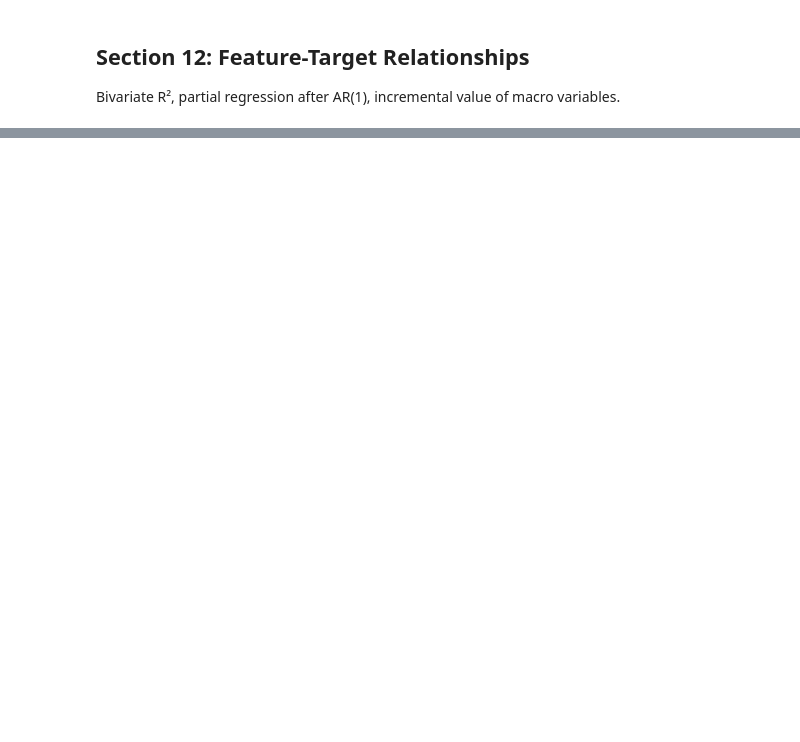
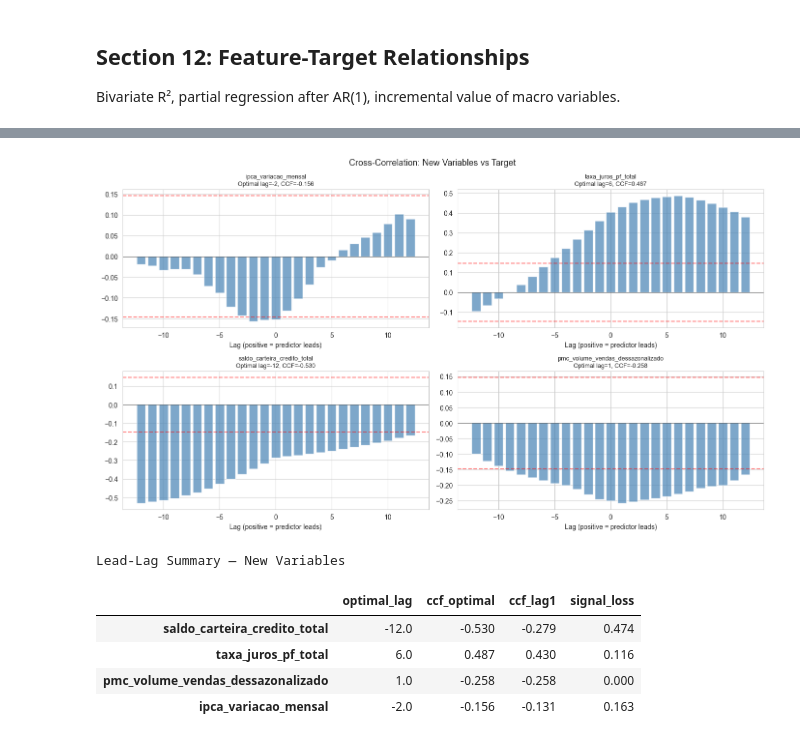
Before and after one commit to BrunoRaphaell/nowcasting, a Jupyter notebook: notebooks/01_eda.ipynb, the cells around one changed output, grey strips where cells are left out. Cells and saved outputs as stored; diff of their text form; code cells hidden in the pictures; blank space fills up the shorter version.

```diff
--- a/notebooks/01_eda.ipynb
+++ b/notebooks/01_eda.ipynb
@@ -872,0 +1212,55 @@ plt.show()
+# %%
+# 14.5 — Cross-correlation (CCF) for new variables
+max_lag = 12
+ccf_new = {}
+
+fig, axes = plt.subplots(2, 2, figsize=(14, 8))
+for ax, col in zip(axes.flat, present):
+    combined = panel[[TARGET_COL, col]].dropna()
+    if len(combined) < 30:
+        ax.set_title(f"{col} — insufficient data")
+        continue
+
+    t = combined[TARGET_COL].values
+    x = combined[col].values
+    lags_range = range(-max_lag, max_lag + 1)
+    ccf_vals = []
+    for lag in lags_range:
+        if lag >= 0:
+            corr = np.corrcoef(t[lag:], x[:len(x) - lag])[0, 1] if lag < len(x) else np.nan
+        else:
+            corr = np.corrcoef(t[:len(t) + lag], x[-lag:])[0, 1] if -lag < len(t) else np.nan
+        ccf_vals.append(corr)
+
+    ax.bar(list(lags_range), ccf_vals, color="steelblue", alpha=0.7)
+    n = len(combined)
+    ax.axhline(1.96 / np.sqrt(n), color="red", linestyle="--", alpha=0.5)
+    ax.axhline(-1.96 / np.sqrt(n), color="red", linestyle="--", alpha=0.5)
+    ax.axhline(0, color="black", linewidth=0.5)
+
+    opt_idx = np.nanargmax(np.abs(ccf_vals))
+    opt_lag = list(lags_range)[opt_idx]
+    opt_ccf = ccf_vals[opt_idx]
+    ccf_lag1 = ccf_vals[max_lag + 1]
+    ccf_new[col] = {"optimal_lag": opt_lag, "ccf_optimal": opt_ccf, "ccf_lag1": ccf_lag1}
+    ax.set_title(f"{col}\nOptimal lag={opt_lag}, CCF={opt_ccf:.3f}", fontsize=9)
+    ax.set_xlabel("Lag (positive = predictor leads)")
+
+plt.suptitle("Cross-Correlation: New Variables vs Target", fontsize=13)
+plt.tight_layout()
+plt.show()
+
+# Summary table
+ccf_new_df = pd.DataFrame(ccf_new).T
+ccf_new_df["signal_loss"] = 1 - (ccf_new_df["ccf_lag1"].abs() / ccf_new_df["ccf_optimal"].abs())
+ccf_new_df = ccf_new_df.sort_values("ccf_optimal", key=abs, ascending=False)
+print("\nLead-Lag Summary — New Variables")
+ccf_new_df.round(3)
+# %% [output]
+[figure, added]
+Lead-Lag Summary — New Variables
+|  | optimal_lag | ccf_optimal | ccf_lag1 | signal_loss |
+| saldo_carteira_credito_total | -12.0 | -0.530 | -0.279 | 0.474 |
+| taxa_juros_pf_total | 6.0 | 0.487 | 0.430 | 0.116 |
+| pmc_volume_vendas_dessazonalizado | 1.0 | -0.258 | -0.258 | 0.000 |
+| ipca_variacao_mensal | -2.0 | -0.156 | -0.131 | 0.163 |
```
Also changed, not shown: parts of 57 cells of this notebook.
